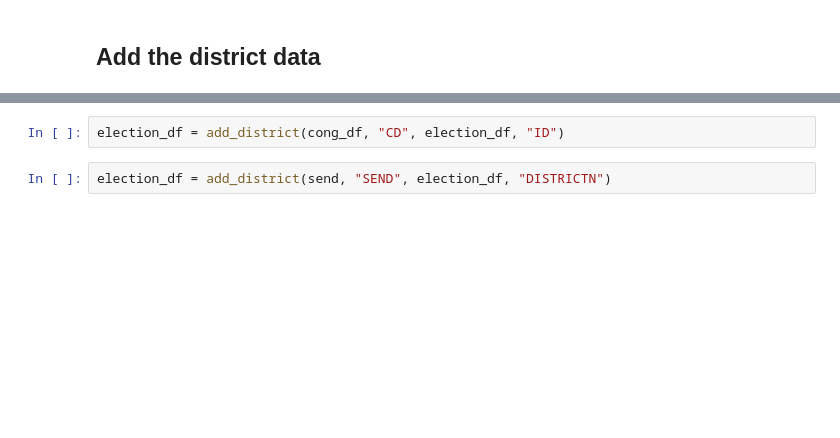
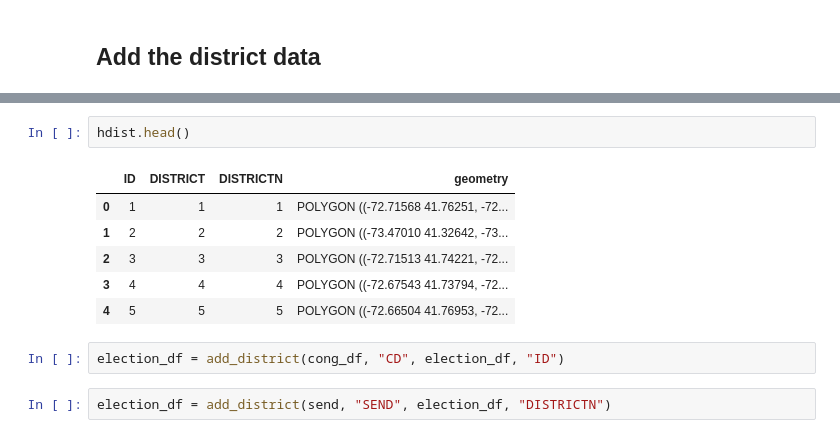
Before and after one commit to eveomett-states/Connecticut, a Jupyter notebook: ct.ipynb, the cells around one changed output, grey strips where cells are left out. Drawn from its saved outputs; the diff is of its cells as text; blank space fills up the shorter version.

```diff
--- a/ct.ipynb
+++ b/ct.ipynb
@@ -187,3 +260,12 @@ hdist = gpd.read_file(hdist_data)
+# %%
+hdist.head()
+# %% [output]
+|  | ID | DISTRICT | DISTRICTN | geometry |
+| 0 | 1 | 1 | 1 | POLYGON ((-72.71568 41.76251, -72... |
+| 1 | 2 | 2 | 2 | POLYGON ((-73.47010 41.32642, -73... |
+| 2 | 3 | 3 | 3 | POLYGON ((-72.71513 41.74221, -72... |
+| 3 | 4 | 4 | 4 | POLYGON ((-72.67543 41.73794, -72... |
+| 4 | 5 | 5 | 5 | POLYGON ((-72.66504 41.76953, -72... |
 # %%
 election_df = add_district(cong_df, "CD", election_df, "ID")
 # %%
```
Also changed, not shown: parts of 43 cells of this notebook, 1 other file.
